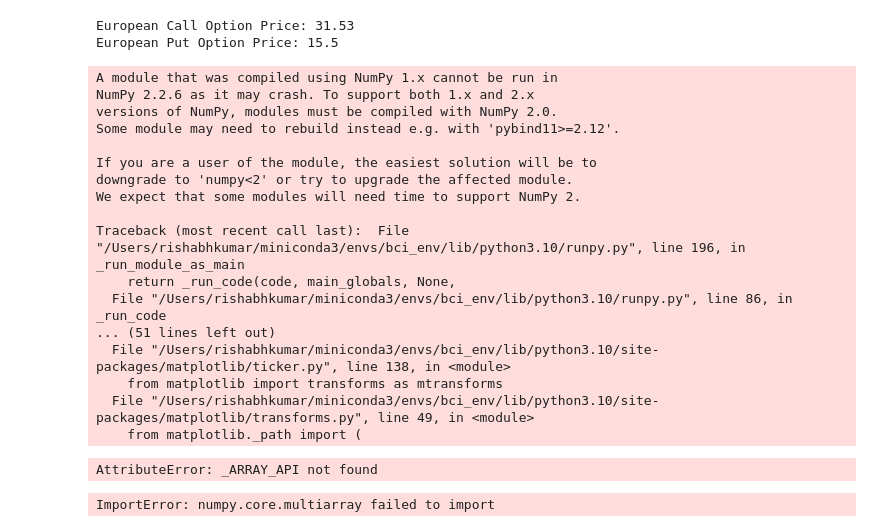
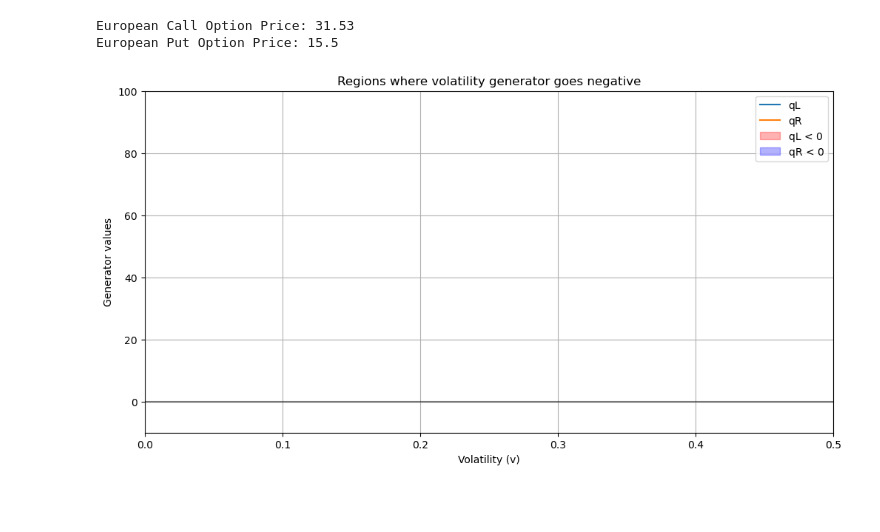
Before and after one commit to KumarRishabh/SLV-CTMCApproximation.jl, a Jupyter notebook: src/Krylov vs Non Krylov Exp/python_heston.ipynb, the cells around one changed output. Cells and saved outputs as stored; diff of their text form; code cells hidden in the pictures; blank space fills up the shorter version.

```diff
--- a/src/Krylov vs Non Krylov Exp/python_heston.ipynb
+++ b/src/Krylov vs Non Krylov Exp/python_heston.ipynb
@@ -144,7 +144,10 @@ def construct_generator_CIR(v, p: HestonParameters, reflect_left=True, reflect_r
     return Q
 # %%
 import matplotlib.pyplot as plt
+import numpy as np
 
+h_minus = 0.0005
+h_plus = 0.0005
 def check_generator_negativity(v, p, h_minus, h_plus):
     # Define CIR drift and volatility functions
     def cir_drift(x, p):
@@ -171,55 +174,38 @@ def check_generator_negativity(v, p, h_minus, h_plus):
     qR = mp/hR + (s2 - (hL*mm + hR*mp)) / (hR*(hL + hR))
 
     return qL, qR
-
+PS_1 = HestonParameters(kappa, theta, sigma, rho, v0, S0, K, r)
 # Create arrays to store results
+v_values = np.linspace(0.01, 0.5, 100)  # Volatility values from 0.01 to 0.5
 qL_values = np.zeros_like(v_values)
 qR_values = np.zeros_like(v_values)
 
 # Calculate qL and qR for each volatility value
 for i, v in enumerate(v_values):
     qL_values[i], qR_values[i] = check_generator_negativity(v, PS_1, h_minus, h_plus)
 
 # Plot the results
 plt.figure(figsize=(12, 6))
 
 # Plot qL and qR
 plt.plot(v_values, qL_values, label='qL')
 plt.plot(v_values, qR_values, label='qR')
 
 # Highlight negative regions
 plt.fill_between(v_values, qL_values, 0, where=(qL_values < 0), color='red', alpha=0.3, label='qL < 0')
 plt.fill_between(v_values, qR_values, 0, where=(qR_values < 0), color='blue', alpha=0.3, label='qR < 0')
 
 plt.axhline(y=0, color='k', linestyle='-', alpha=0.5)
 plt.grid(True)
 plt.xlabel('Volatility (v)')
 plt.ylabel('Generator values')
 plt.legend()
 plt.title('Regions where volatility generator goes negative')
 
 # Zoom in on interesting regions
 plt.ylim(-10, 100)
 plt.xlim(0, 0.5)  # Focus on relevant volatility range
 
 plt.show()
 # %% [output]
-A module that was compiled using NumPy 1.x cannot be run in
-NumPy 2.2.6 as it may crash. To support both 1.x and 2.x
-versions of NumPy, modules must be compiled with NumPy 2.0.
-Some module may need to rebuild instead e.g. with 'pybind11>=2.12'.
-
-If you are a user of the module, the easiest solution will be to
-downgrade to 'numpy<2' or try to upgrade the affected module.
-We expect that some modules will need time to support NumPy 2.
-
-Traceback (most recent call last):  File "/Users/rishabhkumar/miniconda3/envs/bci_env/lib/python3.10/runpy.py", line 196, in _run_module_as_main
-    return _run_code(code, main_globals, None,
-  File "/Users/rishabhkumar/miniconda3/envs/bci_env/lib/python3.10/runpy.py", line 86, in _run_code
-... (51 lines left out)
-  File "/Users/rishabhkumar/miniconda3/envs/bci_env/lib/python3.10/site-packages/matplotlib/ticker.py", line 138, in <module>
-    from matplotlib import transforms as mtransforms
-  File "/Users/rishabhkumar/miniconda3/envs/bci_env/lib/python3.10/site-packages/matplotlib/transforms.py", line 49, in <module>
-    from matplotlib._path import (
-AttributeError: _ARRAY_API not found
-ImportError: numpy.core.multiarray failed to import
+[figure, added]
```
Also changed, not shown: 4 other files.
